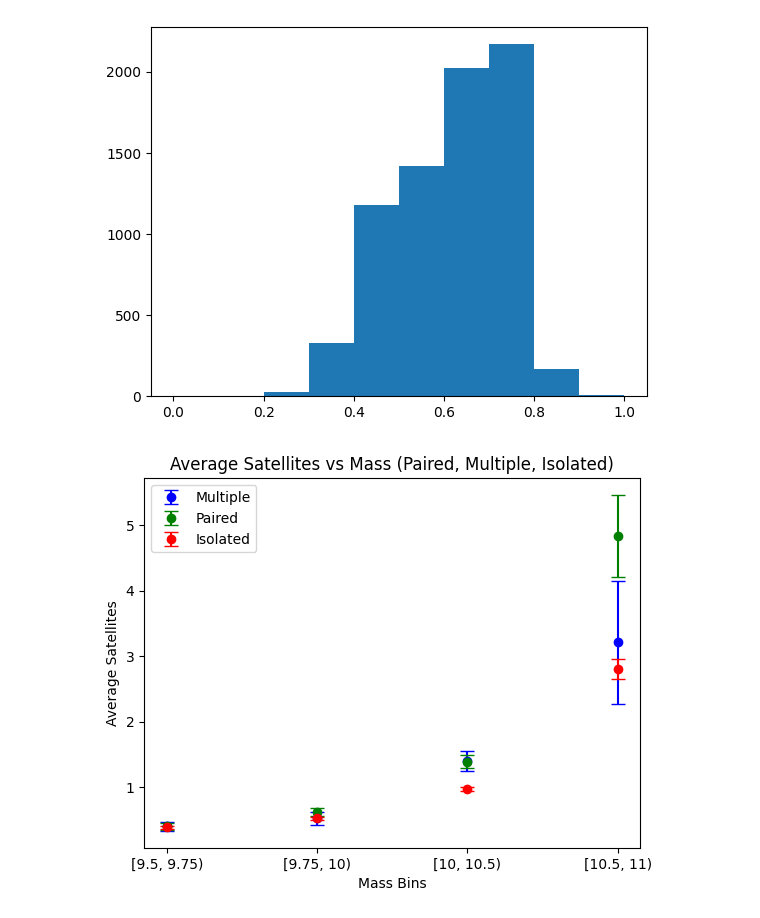
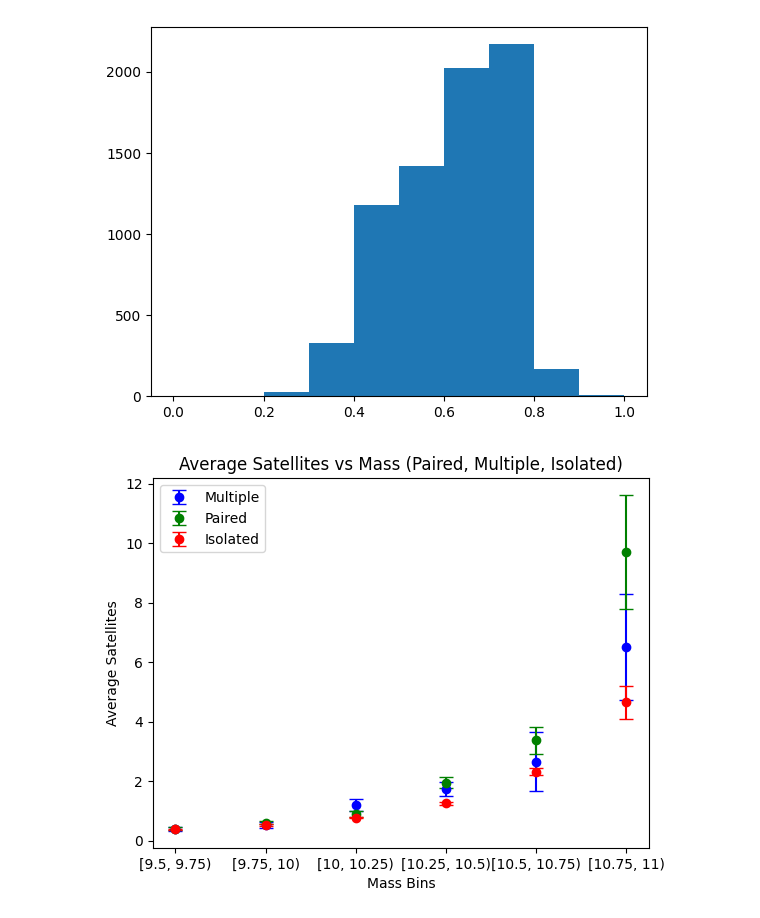
Before and after one commit to harishk30/DwarfGalaxyAnalysis, a Jupyter notebook: SAGAxCM.ipynb, the cells around one changed output. Cells and saved outputs as stored; diff of their text form; code cells hidden in the pictures.

```diff
--- a/SAGAxCM.ipynb
+++ b/SAGAxCM.ipynb
@@ -2112,22 +2116,29 @@ plt.hist(list(filtered_none['g-r']), bins = 10, range = (0, 1))
  <BarContainer object of 10 artists>)
 [figure]
 # %%
-# Define bins for each category
+import numpy as np
+import matplotlib.pyplot as plt
+
+# Function to define bins for each category
 def define_bins(filtered_data):
-    bin1, bin2, bin3, bin4 = [], [], [], []
+    bin1, bin2, bin3, bin4, bin5, bin6 = [], [], [], [], [], []
     for i in range(0, len(filtered_data)):
         val = filtered_data.iloc[i]
         if val['mass_NSA'] > 9.5 and val['mass_NSA'] <= 9.75:
             bin1.append(val['n_sat'])
-        elif val['mass_NSA'] < 10 and val['mass_NSA'] >= 9.75:
+        elif val['mass_NSA'] <= 10 and val['mass_NSA'] > 9.75:
             bin2.append(val['n_sat'])
-        elif val['mass_NSA'] < 10.5 and val['mass_NSA'] >= 10:
+        elif val['mass_NSA'] <= 10.25 and val['mass_NSA'] > 10:
             bin3.append(val['n_sat'])
-        elif val['mass_NSA'] > 10.5:
+        elif val['mass_NSA'] <= 10.5 and val['mass_NSA'] > 10.25:
             bin4.append(val['n_sat'])
-    return [bin1, bin2, bin3, bin4]
+        elif val['mass_NSA'] <= 10.75 and val['mass_NSA'] > 10.5:
+            bin5.append(val['n_sat'])
+        elif val['mass_NSA'] <= 11 and val['mass_NSA'] > 10.75:
+            bin6.append(val['n_sat'])
+    return [bin1, bin2, bin3, bin4, bin5, bin6]
 
-# Calculate average and standard error for each bin
+# Function to calculate average and standard error for each bin
 def calculate_avg_std(bin_values):
     avg_values, std_errors = [], []
     for bin_val in bin_values:
@@ -2140,33 +2151,34 @@ def calculate_avg_std(bin_values):
             std_errors.append(np.nan)
     return avg_values, std_errors
 
+# Assuming filtered_multiple, filtered_pair, and filtered_none are already defined DataFrames
 # Get bins for each category
 bin_values_multiple = define_bins(filtered_multiple)
 bin_values_pair = define_bins(filtered_pair)
 bin_values_none = define_bins(filtered_none)
 
 # Calculate average and standard error for each category
 avg_values_multiple, std_errors_multiple = calculate_avg_std(bin_values_multiple)
 avg_values_pair, std_errors_pair = calculate_avg_std(bin_values_pair)
 avg_values_none, std_errors_none = calculate_avg_std(bin_values_none)
 
 # Plotting
-groups = ['[9.5, 9.75)', '[9.75, 10)', '[10, 10.5)', '[10.5, 11)']
+groups = ['[9.5, 9.75)', '[9.75, 10)', '[10, 10.25)', '[10.25, 10.5)', '[10.5, 10.75)', '[10.75, 11)']
 x = np.arange(len(groups))
 
 fig, ax = plt.subplots()
 
 ax.errorbar(x, avg_values_multiple, yerr=std_errors_multiple, fmt='o', label='Multiple', capsize=5, color='blue')
 ax.errorbar(x, avg_values_pair, yerr=std_errors_pair, fmt='o', label='Paired', capsize=5, color='green')
 ax.errorbar(x, avg_values_none, yerr=std_errors_none, fmt='o', label='Isolated', capsize=5, color='red')
 
 ax.set_xlabel('Mass Bins')
 ax.set_ylabel('Average Satellites')
 ax.set_title('Average Satellites vs Mass (Paired, Multiple, Isolated)')
 ax.set_xticks(x)
 ax.set_xticklabels(groups)
 ax.legend()
 
 plt.show()
 # %% [output]
-[figure, old version]
+[figure, new version]
```
Also changed, not shown: parts of 7 cells of this notebook.
